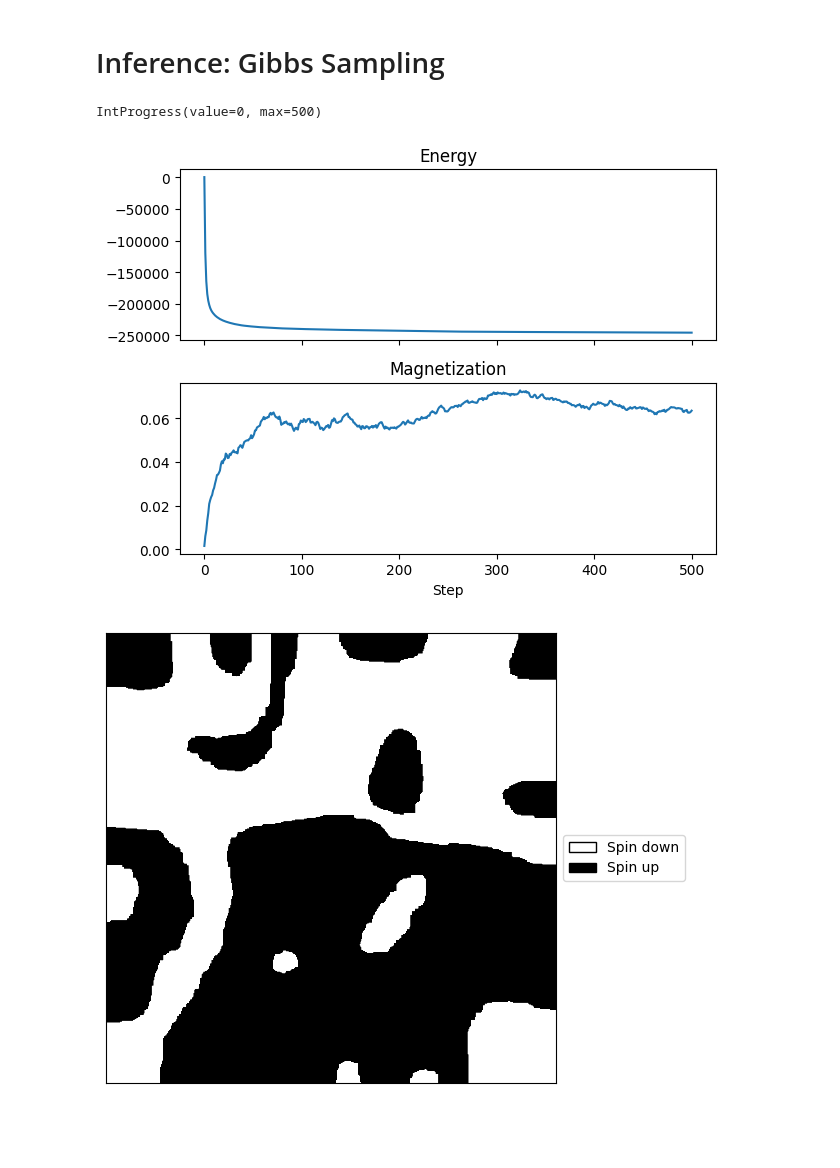
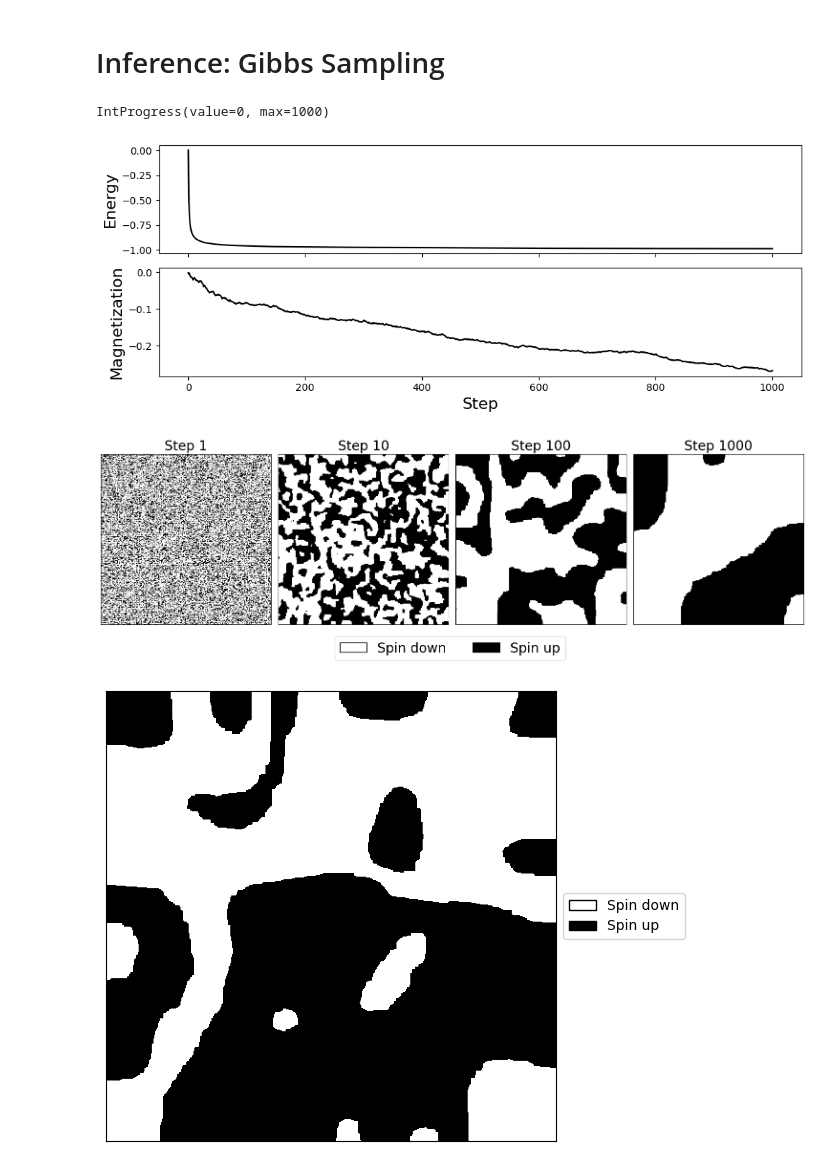
Before and after one commit to jshe2304/ttic31180, a Jupyter notebook: project/mcmc.ipynb, the cells around one changed output. Drawn from its saved outputs; the diff is of its cells as text; code cells hidden in the pictures; blank space fills up the shorter version.

```diff
--- a/project/mcmc.ipynb
+++ b/project/mcmc.ipynb
@@ -15,10 +19,10 @@ from code.lattice import *
 # %%
 fprefix = 'mcmc_gaussian'
 
-h, w = 100, 100
+h, w = 256, 256
 
 J = 0.5
-B = np.zeros((h, w))#0.01 * gaussian_B(h, w)
+B = np.zeros((h, w)) # 0.01 * gaussian_B(h, w)
 beta = 10
 
-n_steps = 500
+n_steps = 1000
@@ -25,36 +35,59 @@ n_steps = 500
 # %%
-lattice = create_spin_lattice(h, w).astype('int8')
-
-timesteps = [lattice.copy()]
-magnetizations = [magnetization(lattice)]
-energies = [energy(lattice, J, B)]
-
 f = IntProgress(min=0, max=n_steps)
 display.display(f)
 for i in range(n_steps):
     step_all(lattice, J, B, beta)
 
     timesteps.append(lattice.copy())
-    magnetizations.append(magnetization(lattice))
-    energies.append(energy(lattice, J, B))
+    magnetizations.append(sample_magnetization(lattice))
+    energies.append(sample_energy(lattice, J, B))
 
     f.value += 1
 # %% [output]
-IntProgress(value=0, max=500)
+IntProgress(value=0, max=1000)
 # %%
-fig, (ax0, ax1) = plt.subplots(2, 1, sharex=True)
-ax0.set_title(f'Energy')
-ax1.set_title(f'Magnetization')
+font = {'family' : 'DejaVu Sans',
+        'weight' : 'normal',
+        'size'   : 10}
 
-ax0.plot(energies)
-ax1.plot(magnetizations)
+matplotlib.rc('font', **font)
 
-plt.xlabel('Step')
+fig, (ax0, ax1) = plt.subplots(2, 1, figsize=(10, 4), sharex=True)
+
+ax0.plot(energies, color='black')
+ax0.set_ylabel('Energy', fontsize=16)
+
+ax1.plot(magnetizations, color='black')
+ax1.set_ylabel('Magnetization', fontsize=16)
+
+plt.xlabel('Step', fontsize=16)
 plt.tight_layout()
 
-plt.savefig('graphics/' + fprefix + '_energy.png')
+#plt.savefig('graphics/report_mcmc_zero_measurables.png')
 # %% [output]
-[figure, old version]
+[figure, new version]
+# %%
+fig, axs = plt.subplots(1, 4, figsize=(15, 5))
+
+steps = (0, 9, 99, 999)
+
+for i, ax in enumerate(axs):
+    ax.set_xticks([])
+    ax.set_yticks([])
+    ax.set_title(f'Step {steps[i] + 1}', fontsize=20)
+    ax.imshow(timesteps[steps[i]], 'binary', vmin=0, vmax=1)
+
+plt.tight_layout()
+
+labels = [
+    Patch(facecolor='white', edgecolor='black', label='Spin down'),
+    Patch(facecolor='black', edgecolor='black', label='Spin up')
+]
+axs[len(axs)//2].legend(handles=labels, fancybox=True, loc='lower left', bbox_to_anchor=(-0.75, -0.25), ncol=2, fontsize=20)
+
+#plt.savefig('./graphics/report_mcmc_zero.png')
+# %% [output]
+[figure, added]
 # %%
 render_timesteps(timesteps, 32, 8, 'graphics/' + fprefix + '.mp4')
 # %% [output]
```
Also changed, not shown: parts of 2 cells of this notebook, 32 other files.
